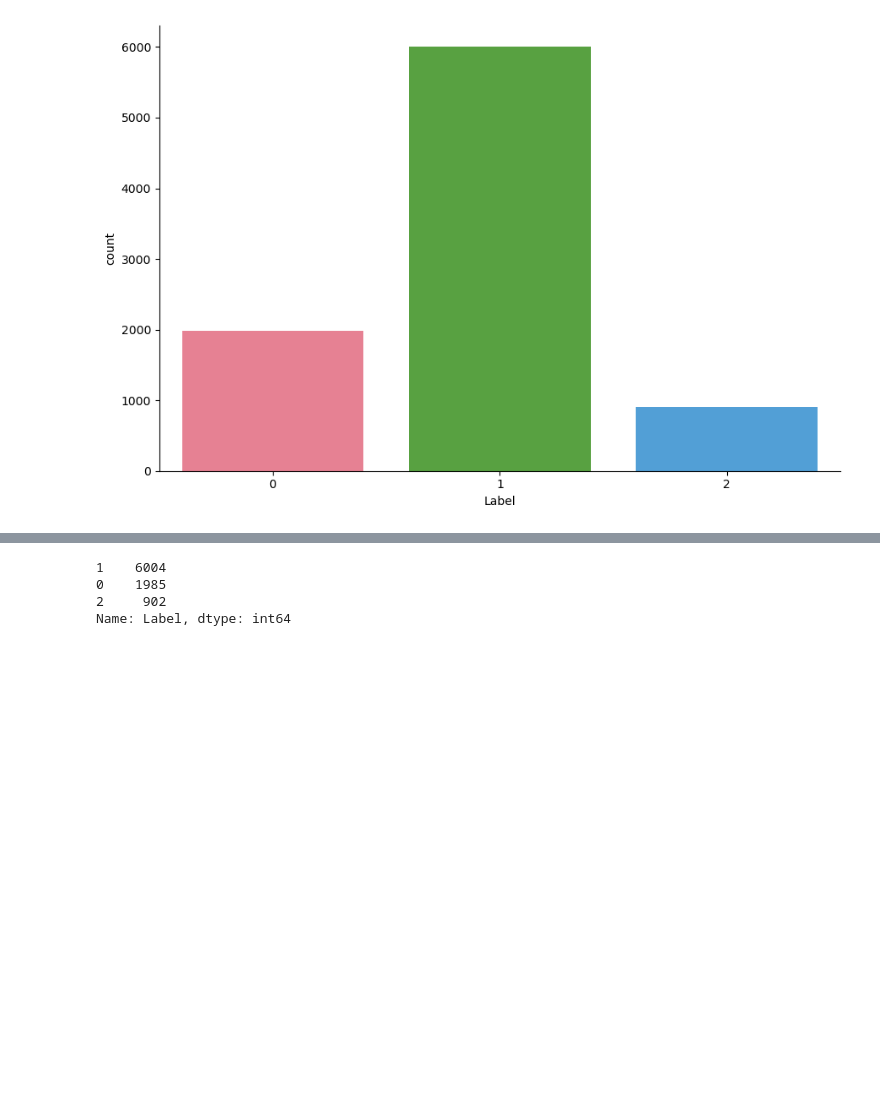
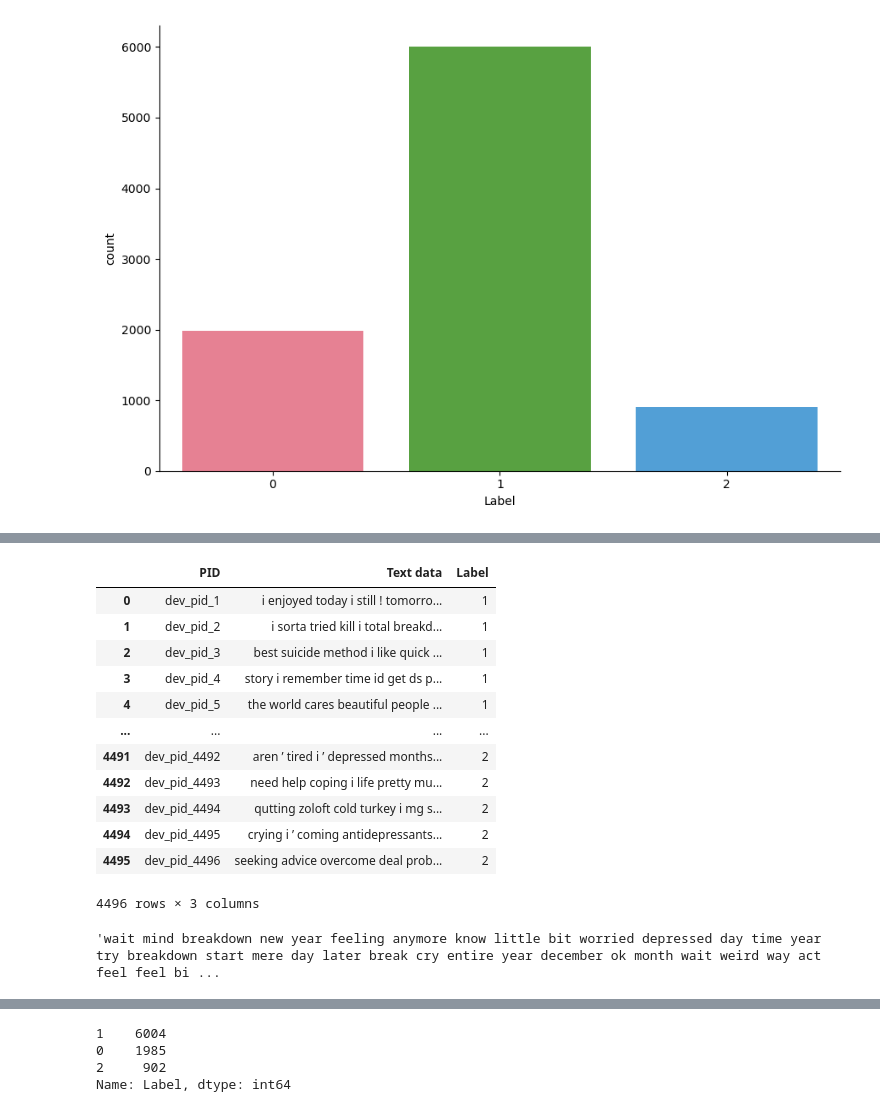
Before and after one commit to shwetankverma13/Depression-Detection-Analysis, a Jupyter notebook: Naive Bayes.ipynb, the cells around one changed output, grey strips where cells are left out. Cells and saved outputs as stored; diff of their text form; code cells hidden in the pictures; blank space fills up the shorter version.

```diff
--- a/Naive Bayes.ipynb
+++ b/Naive Bayes.ipynb
@@ -282,0 +358,16 @@ Wall time: 11.6 s
+# %%
+test
+# %% [output]
+|  | PID | Text data | Label |
+| 0 | dev_pid_1 | i enjoyed today i still ! tomorro... | 1 |
+| 1 | dev_pid_2 | i sorta tried kill i total breakd... | 1 |
+| 2 | dev_pid_3 | best suicide method i like quick ... | 1 |
+| 3 | dev_pid_4 | story i remember time id get ds p... | 1 |
+| 4 | dev_pid_5 | the world cares beautiful people ... | 1 |
+| ... | ... | ... | ... |
+| 4491 | dev_pid_4492 | aren ’ tired i ’ depressed months... | 2 |
+| 4492 | dev_pid_4493 | need help coping i life pretty mu... | 2 |
+| 4493 | dev_pid_4494 | qutting zoloft cold turkey i mg s... | 2 |
+| 4494 | dev_pid_4495 | crying i ’ coming antidepressants... | 2 |
+| 4495 | dev_pid_4496 | seeking advice overcome deal prob... | 2 |
+4496 rows × 3 columns
@@ -282,0 +392,4 @@ Wall time: 11.6 s
+# %%
+train["Text_data"][0]
+# %% [output]
+'wait mind breakdown new year feeling anymore know little bit worried depressed day time year try breakdown start mere day later break cry entire year december ok month wait weird way act feel feel bi ...
```
Also changed, not shown: parts of 17 cells of this notebook.
